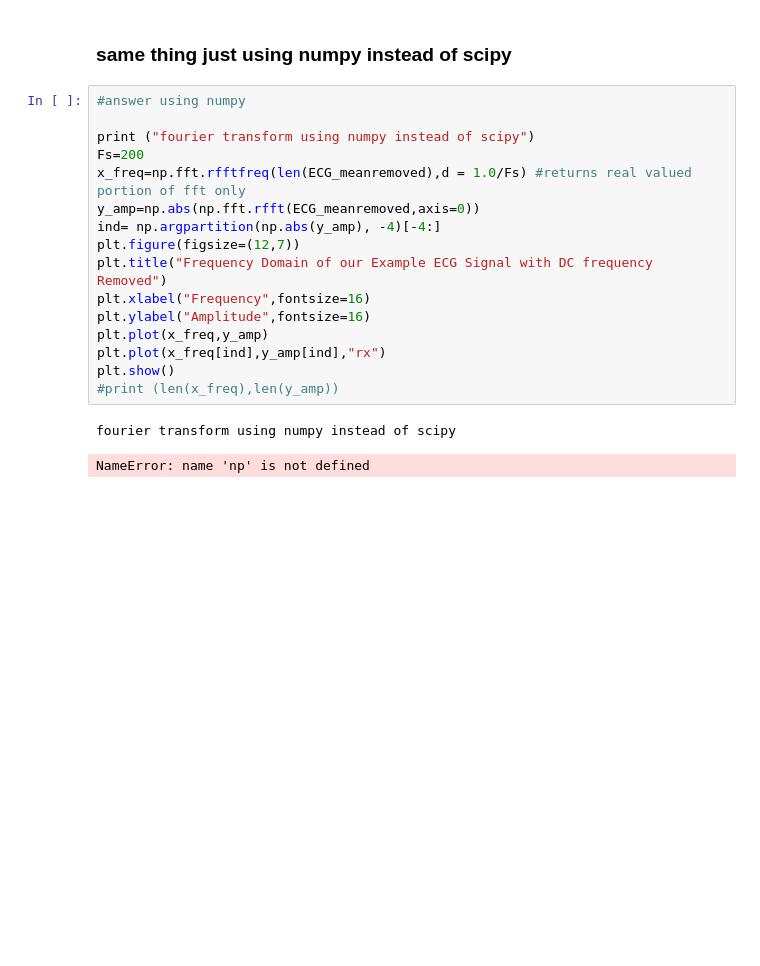
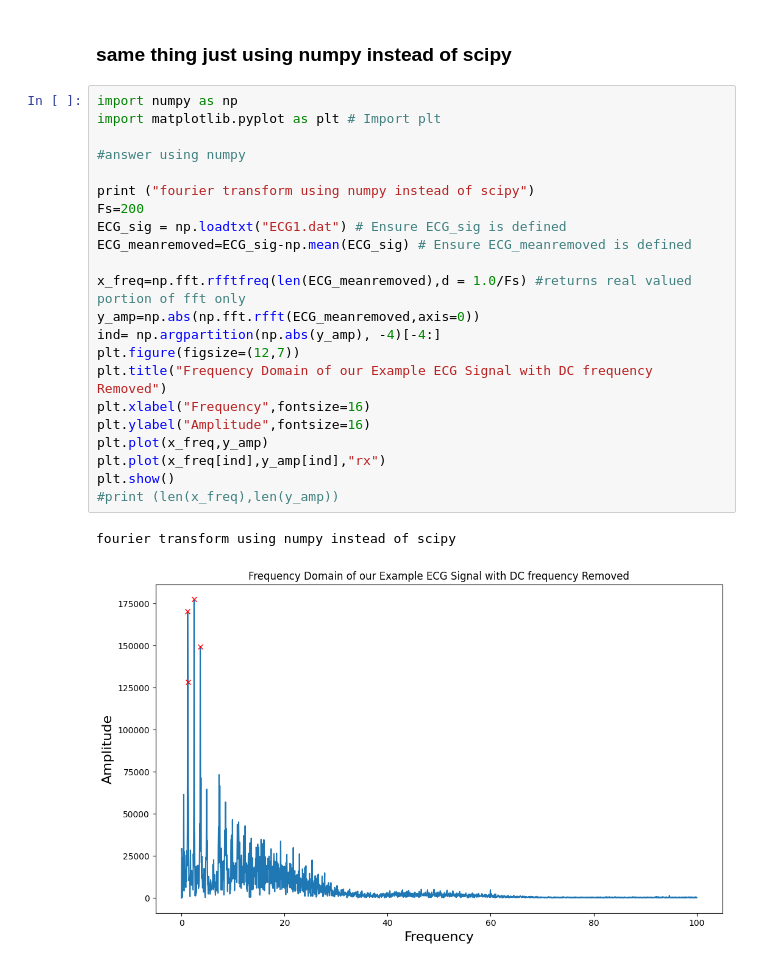
Before and after one commit to simulate111/Acquisition-and-Analysis-of-Biosignals, a Jupyter notebook: exercise_1_python_tutorial_guide.ipynb, the cells around one changed output. Drawn from its saved outputs; the diff is of its cells as text; blank space fills up the shorter version.

```diff
--- a/exercise_1_python_tutorial_guide.ipynb
+++ b/exercise_1_python_tutorial_guide.ipynb
@@ -466,22 +613,28 @@ print (x)
 # %% [markdown]
 ### same thing just using numpy instead of scipy
 # %%
+import numpy as np
+import matplotlib.pyplot as plt # Import plt
+
 #answer using numpy
 
 print ("fourier transform using numpy instead of scipy")
 Fs=200
+ECG_sig = np.loadtxt("ECG1.dat") # Ensure ECG_sig is defined
+ECG_meanremoved=ECG_sig-np.mean(ECG_sig) # Ensure ECG_meanremoved is defined
+
 x_freq=np.fft.rfftfreq(len(ECG_meanremoved),d = 1.0/Fs) #returns real valued portion of fft only
 y_amp=np.abs(np.fft.rfft(ECG_meanremoved,axis=0))
 ind= np.argpartition(np.abs(y_amp), -4)[-4:]
 plt.figure(figsize=(12,7))
 plt.title("Frequency Domain of our Example ECG Signal with DC frequency Removed")
 plt.xlabel("Frequency",fontsize=16)
 plt.ylabel("Amplitude",fontsize=16)
 plt.plot(x_freq,y_amp)
 plt.plot(x_freq[ind],y_amp[ind],"rx")
 plt.show()
 #print (len(x_freq),len(y_amp))
 # %% [output]
 fourier transform using numpy instead of scipy
-NameError: name 'np' is not defined
+[figure, added]
 # %%
```
Also changed, not shown: parts of 24 cells of this notebook.
